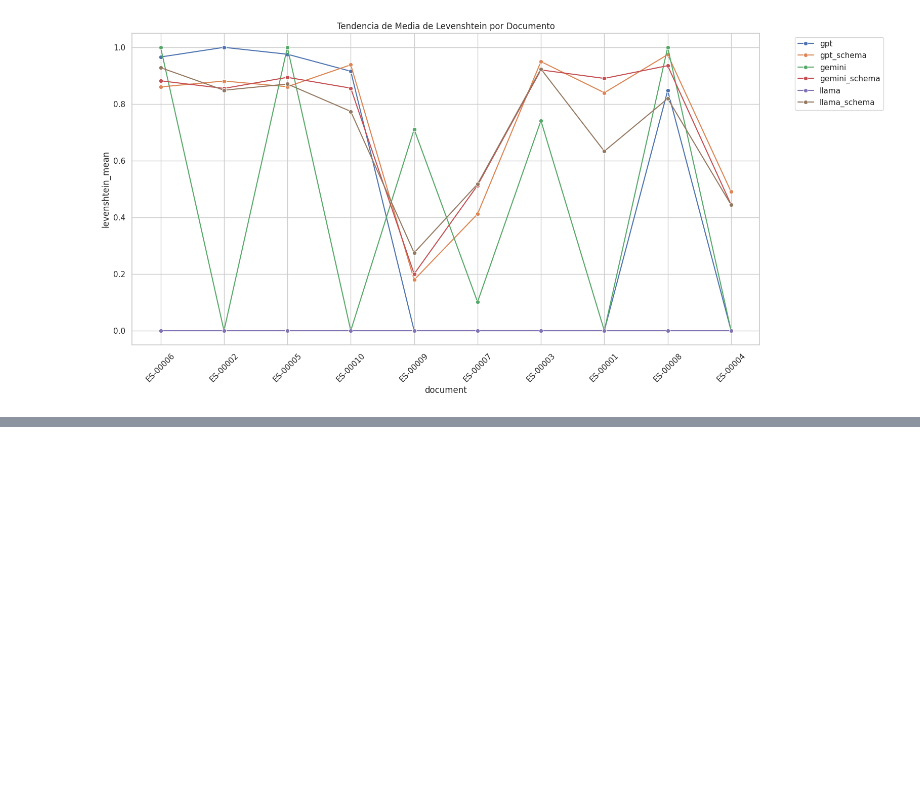
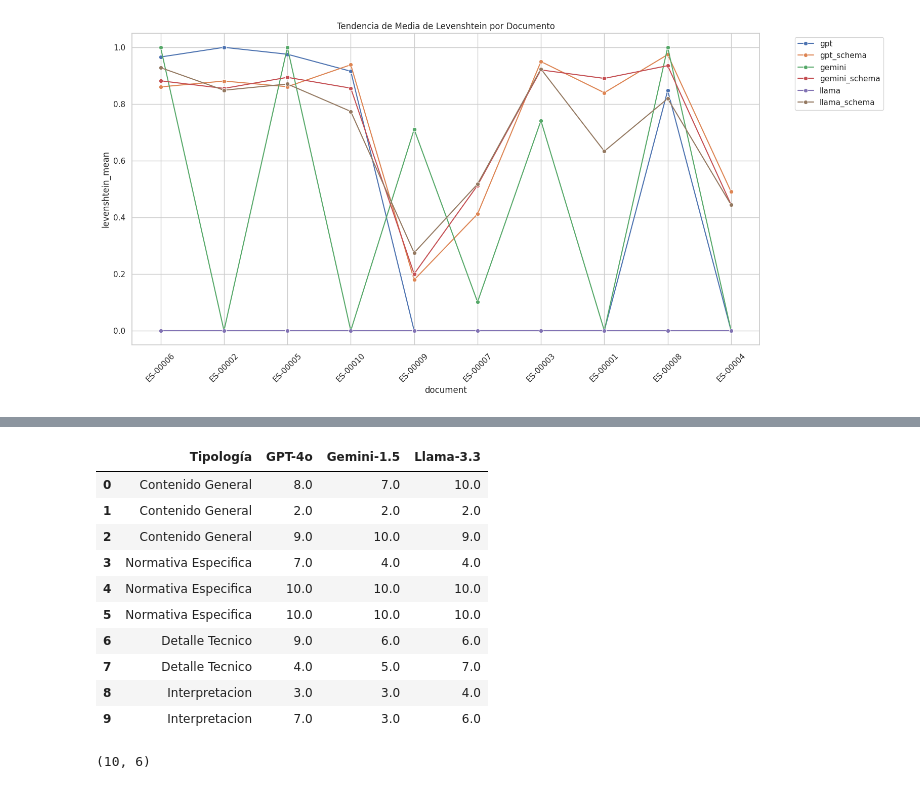
Before and after one commit to Narkal2/tfm_garciaherrera, a Jupyter notebook: notebooks/evaluation.ipynb, the cells around one changed output, grey strips where cells are left out. Cells and saved outputs as stored; diff of their text form; code cells hidden in the pictures; blank space fills up the shorter version.

```diff
--- a/notebooks/evaluation.ipynb
+++ b/notebooks/evaluation.ipynb
@@ -202,0 +222,20 @@ plt.show()
+# %%
+df = df.query("Documento == 'BOE-A-2024-24346'").filter(["Tipología", "GPT-4o", "Gemini-1.5", "Llama-3.3"], axis=1)
+# %%
+df
+# %% [output]
+|  | Tipología | GPT-4o | Gemini-1.5 | Llama-3.3 |
+| 0 | Contenido General | 8.0 | 7.0 | 10.0 |
+| 1 | Contenido General | 2.0 | 2.0 | 2.0 |
+| 2 | Contenido General | 9.0 | 10.0 | 9.0 |
+| 3 | Normativa Especifica | 7.0 | 4.0 | 4.0 |
+| 4 | Normativa Especifica | 10.0 | 10.0 | 10.0 |
+| 5 | Normativa Especifica | 10.0 | 10.0 | 10.0 |
+| 6 | Detalle Tecnico | 9.0 | 6.0 | 6.0 |
+| 7 | Detalle Tecnico | 4.0 | 5.0 | 7.0 |
+| 8 | Interpretacion | 3.0 | 3.0 | 4.0 |
+| 9 | Interpretacion | 7.0 | 3.0 | 6.0 |
+# %%
+df.shape
+# %% [output]
+(10, 6)
```
Also changed, not shown: parts of 7 cells of this notebook.
